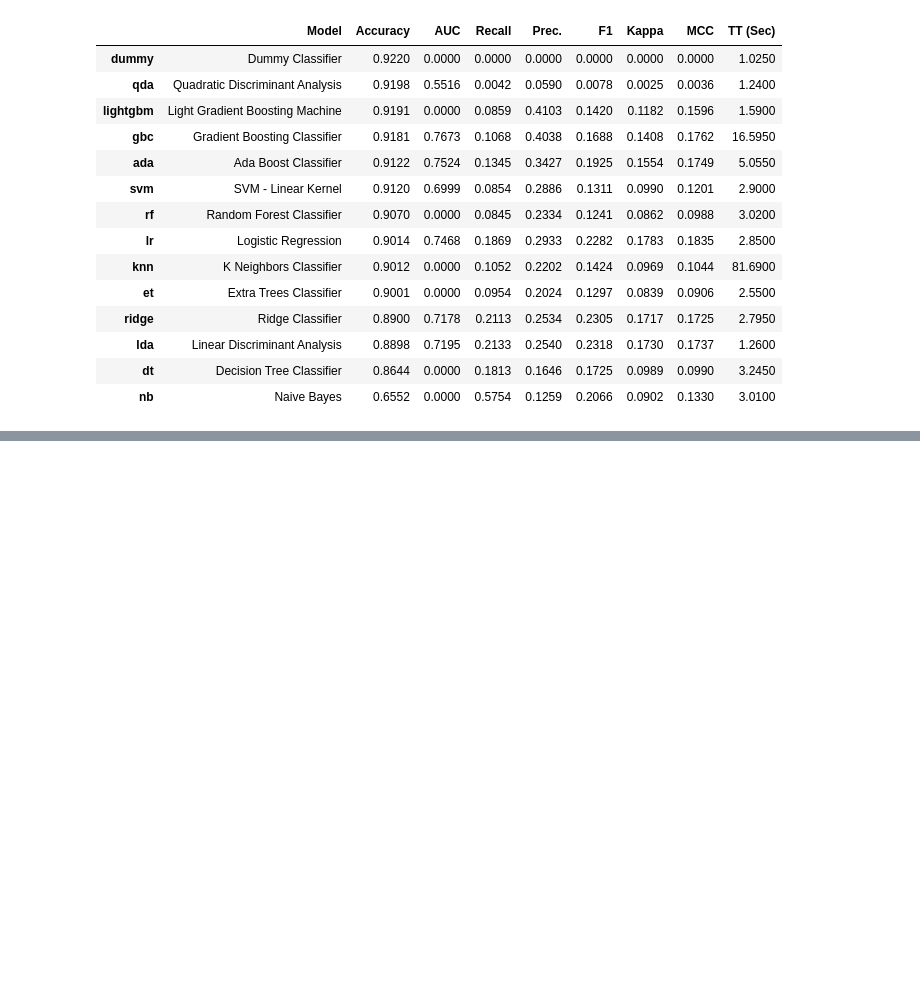
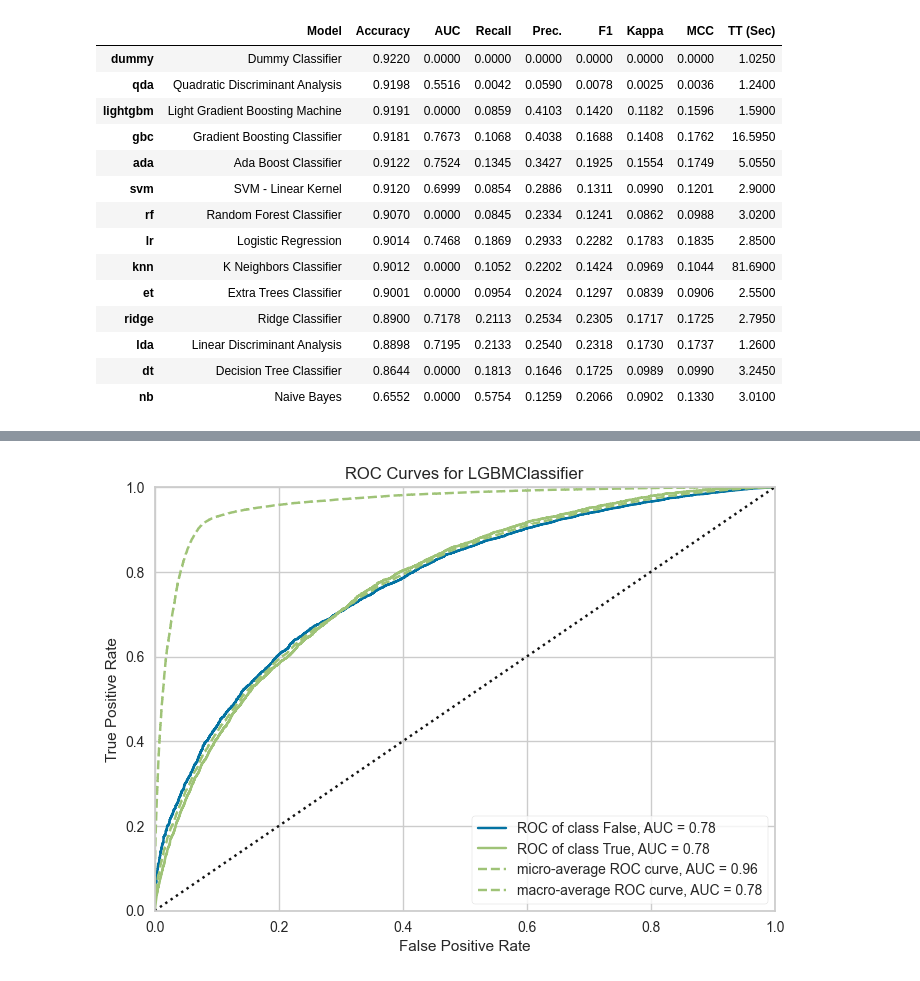
Before and after one commit to PedroHang/Scikit_Pipeline, a Jupyter notebook: Exercise.ipynb, the cells around one changed output, grey strips where cells are left out. Drawn from its saved outputs; the diff is of its cells as text; code cells hidden in the pictures; blank space fills up the shorter version.

```diff
--- a/Exercise.ipynb
+++ b/Exercise.ipynb
@@ -734,0 +733,2 @@ xxx = create_model('xxx')
+# %%
+lightgbm_model = create_model('lightgbm')
@@ -734,0 +751,3 @@ xxx = create_model('xxx')
+# %%
+plot_model(lightgbm_model)
+# %% [output]
@@ -734,0 +755 @@ xxx = create_model('xxx')
+[figure, added]
```
Also changed, not shown: parts of 5 cells of this notebook, 7 other files.
